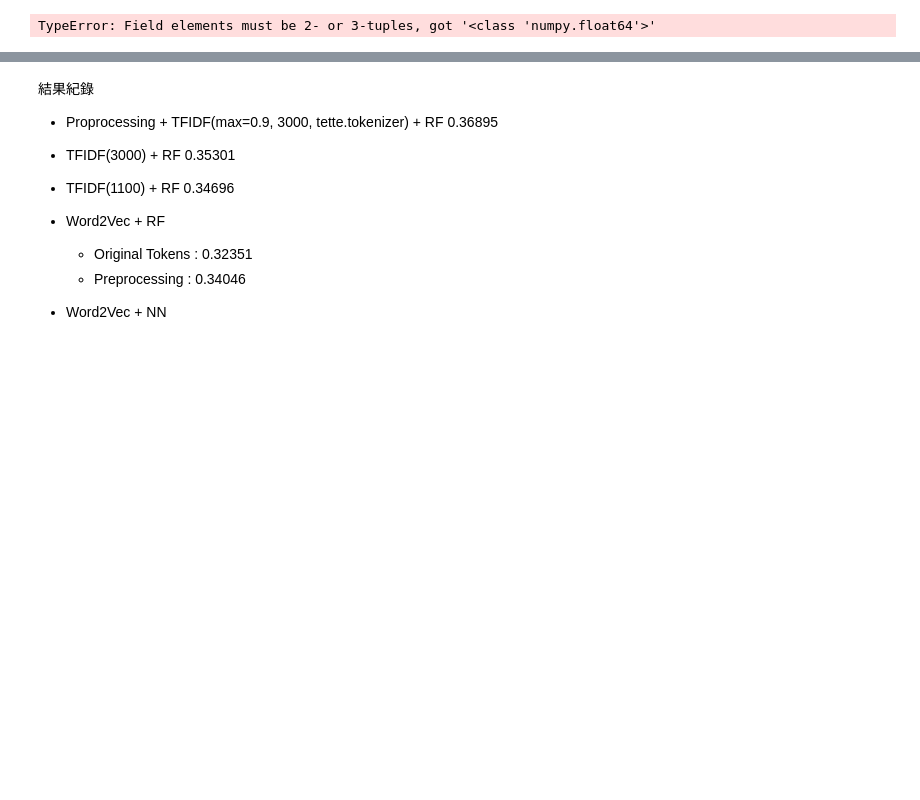
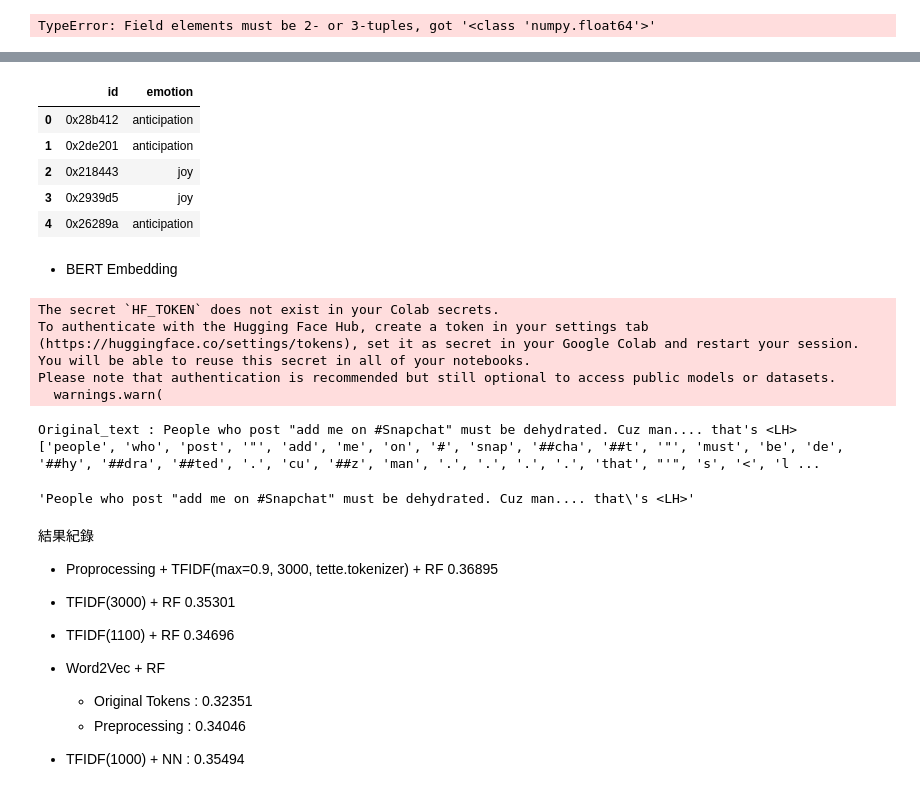
Before and after one commit to BORYA-dev/DM2024-Lab2-Homework, a Jupyter notebook: DM2024-Lab2-Homework.ipynb, the cells around one changed output, grey strips where cells are left out. Saved outputs shown, nothing was run; the diff lists cells and outputs as text; code cells hidden in the pictures; blank space fills up the shorter version.

```diff
--- a/DM2024-Lab2-Homework.ipynb
+++ b/DM2024-Lab2-Homework.ipynb
@@ -311,7 +312,7 @@ x_train.head(5)
 - TFIDF + Random Forest
 # %%
 # tweet_tokenizer = nltk.tokenize.TweetTokenizer() # 本來有用 max_df=0.9, tokenizer = tweet_tokenizer.tokenize
-TF_IDF_vectorizer = TfidfVectorizer(max_features=1100) # 3000 2500 2000 都會爆
+TF_IDF_vectorizer = TfidfVectorizer(max_features=1000) # 3000 2500 2000 都會爆
 output_vectorizer = TF_IDF_vectorizer.fit_transform(x_train.text.values)  # fit + transform
 # %%
 output_vectorizer_test = TF_IDF_vectorizer.transform(x_test.text.values)  # only transform
@@ -537,7 +538,7 @@ y_train.shape:  (349335, 8)
 y_test.shape:  (87334, 8)
 # %%
 # I/O size check
-input_shape = x_train.shape[1]
+input_shape = output_vectorizer.shape[1]
 output_shape = len(label_encoder.classes_)
 # %%
 # input layer
@@ -640,9 +641,9 @@ epochs = 25
 batch_size = 32
 
 # training!
-history = model.fit(np.array(x_train.word2vec_100), y_train_one_hot,
+history = model.fit(output_vectorizer, y_train_one_hot,
                     epochs=epochs,
                     batch_size=batch_size,
-                    validation_data = (np.array(x_test.word2vec_100), y_test_one_hot))
+                    validation_data = (output_vectorizer_test, y_test_one_hot))
 print('training finish')
 # %% [output]
@@ -656,0 +693,5 @@ x_test.head(3)
+# %%
+## predict
+pred_result_test = model.predict(output_vectorizer_true_test, batch_size=128)
+pred_result_test = label_decode(label_encoder, pred_result_test)
+pred_result_test[:5]
@@ -657,3 +702,45 @@ x_test.head(3)
+# %%
+result = pd.DataFrame( {
+   "id" : testing_data.tweet_id,
+   "emotion" : pred_result_test
+} )
+
+result.to_csv("/content/drive/MyDrive/submission_test_v4.csv", index = 0)
+result.head(5)
+# %% [output]
+|  | id | emotion |
+| 0 | 0x28b412 | anticipation |
+| 1 | 0x2de201 | anticipation |
+| 2 | 0x218443 | joy |
+| 3 | 0x2939d5 | joy |
+| 4 | 0x26289a | anticipation |
+# %% [markdown]
+- BERT Embedding
+# %%
+import torch
+from transformers import BertTokenizer,BertModel
+
+tokenizer = BertTokenizer.from_pretrained('bert-base-uncased')
+model = BertModel.from_pretrained("bert-base-uncased")
+# %% [output]
+The secret `HF_TOKEN` does not exist in your Colab secrets.
+To authenticate with the Hugging Face Hub, create a token in your settings tab (https://huggingface.co/settings/tokens), set it as secret in your Google Colab and restart your session.
+You will be able to reuse this secret in all of your notebooks.
+Please note that authentication is recommended but still optional to access public models or datasets.
+  warnings.warn(
+# %%
+# tokenize sentence
+sentence = training_data.text[0]
+print(f"Original_text : {sentence}")
+tokens = tokenizer.tokenize(sentence)
+print(tokens)
+# %% [output]
+Original_text : People who post "add me on #Snapchat" must be dehydrated. Cuz man.... that's <LH>
+['people', 'who', 'post', '"', 'add', 'me', 'on', '#', 'snap', '##cha', '##t', '"', 'must', 'be', 'de', '##hy', '##dra', '##ted', '.', 'cu', '##z', 'man', '.', '.', '.', '.', 'that', "'", 's', '<', 'l ...
+# %%
+training_data.text[0]
+# %% [output]
+'People who post "add me on #Snapchat" must be dehydrated. Cuz man.... that\'s <LH>'
 # %% [markdown]
 結果紀錄
 - Proprocessing + TFIDF(max=0.9, 3000, tette.tokenizer) + RF 0.36895
@@ -663,4 +750,5 @@ x_test.head(3)
 - Word2Vec + RF
   - Original Tokens : 0.32351
   - Preprocessing : 0.34046
-- Word2Vec + NN
+
+- TFIDF(1000) + NN : 0.35494
```
Also changed, not shown: parts of 9 cells of this notebook.
